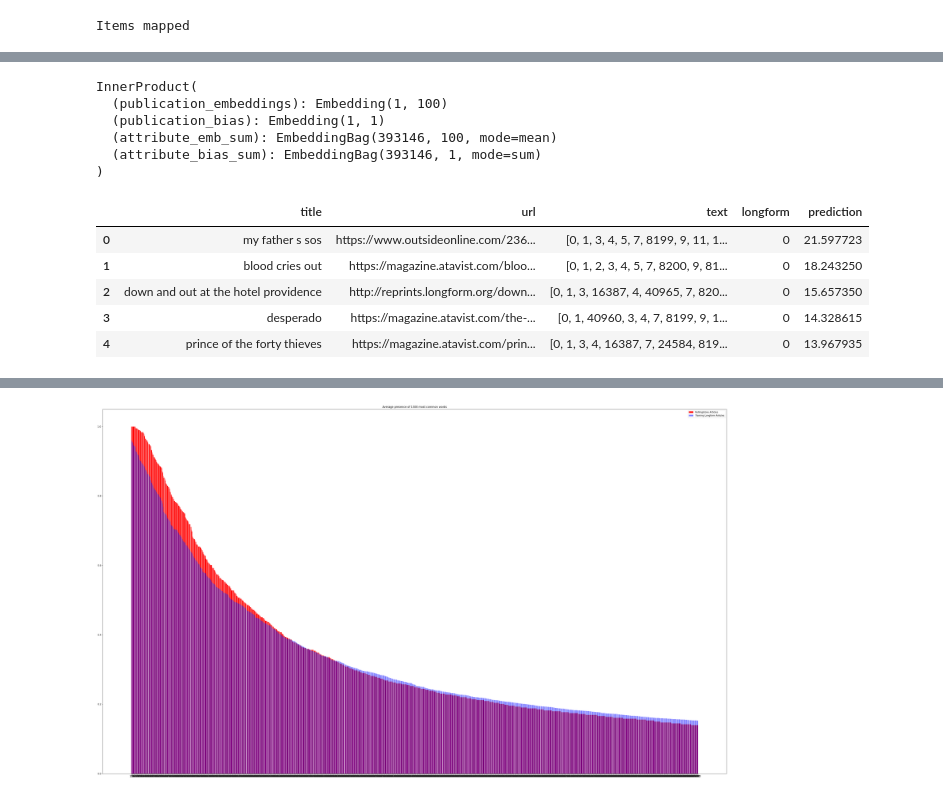
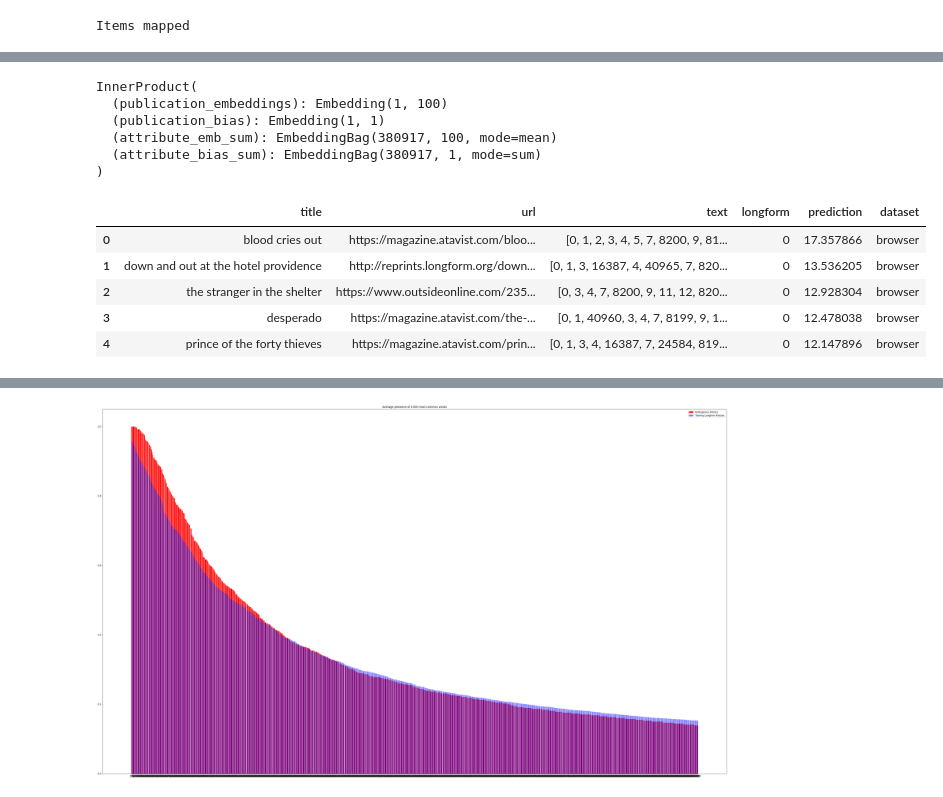
Before and after one commit to rohanbansal12/longform-classification, a Jupyter notebook: inner-product.ipynb, the cells around one changed output, grey strips where cells are left out. Saved outputs shown, nothing was run; the diff lists cells and outputs as text; code cells hidden in the pictures.

```diff
--- a/inner-product.ipynb
+++ b/inner-product.ipynb
@@ -67,23 +67,23 @@ class Articles(torch.utils.data.Dataset):
         return word_to_id, article_to_id
 
     def map_items(self, word_to_id, url_to_id):
-        words = []
-        articles = []
-        labels = []
         for idx, example in enumerate(self.examples):
             self.examples[idx]['text'] = [word_to_id.get(word, len(word_to_id)) for word in example['text']]
+            self.examples[idx]['text'] = [word for word in example['text'] if word != len(word_to_id)]
             self.examples[idx]['title'] = [word_to_id.get(word, len(word_to_id)) for word in example['title']]
-            self.examples[idx]['url'] = url_to_id.get(example['url'])
+            self.examples[idx]['title'] = [word for word in example['title'] if word != len(word_to_id)]
+            self.examples[idx]['url'] = url_to_id.get(example['url'], len(url_to_id))
 # %%
 #function to create dictionaries for words and urls for all datasets at once
-def create_merged_dictionaries(all_examples):
+def create_merged_dictionaries(text_examples, all_examples):
     counter = collections.Counter()
     url_counter = collections.Counter()
     urls = []
 
-    for example in all_examples:
+    for example in text_examples:
         counter.update(example['text'])
         counter.update(example['title'])
+    for example in all_examples:
         urls.append(example['url'])
 
     url_counter.update(urls)
@@ -103,8 +103,9 @@ print("Data Loaded")
 Data Loaded
 # %%
 #create dictionaries from all datasets
-examples = train_data.examples+test_data.examples+val_data.examples+adv_data.examples+browser_data.examples
-final_word_ids,final_url_ids= create_merged_dictionaries(examples)
+text_examples = train_data.examples+test_data.examples+val_data.examples+adv_data.examples
+all_examples =  train_data.examples+test_data.examples+val_data.examples+adv_data.examples+browser_data.examples
+final_word_ids,final_url_ids= create_merged_dictionaries(text_examples, all_examples)
 
 print("Dictionaries Created")
 # %% [output]
@@ -426,38 +431,39 @@ browser_labels = browser_labels.to(device)
 # %%
 #generate predictions on browser set and determine logits
 model.eval()
 browser_preds = model(browser_publications, browser_articles, browser_word_attributes, browser_attribute_offsets)
 browser_sorted_preds, locations = torch.sort(browser_preds, descending=True)
 browser_sort = pd.DataFrame(columns=['title', 'url', 'text','longform', 'prediction'])
 for i in range(0, 1000):
     example = browser_data[locations[i]]
     prediction = browser_sorted_preds[i].item()
     text = []
     for x in example['title']:
         text.append(next((word for word, numero in final_word_ids.items() if numero == x), "unk"))
         title = ""
     for word in text:
         title += word
         title += " "
     short_text = list(set(example['text']))
     url = next(link for link, numero in final_url_ids.items() if numero == example['url'])
     longform = example['longform']
     browser_sort.loc[i] = [title, url, short_text, longform, prediction]
-    browser_sort.to_csv("results/browser/top-1000.csv")
+browser_sort['dataset'] = "browser"
+browser_sort.to_csv("results/browser/top-1000.csv")
 browser_sort.head()
 # %% [output]
 InnerProduct(
   (publication_embeddings): Embedding(1, 100)
   (publication_bias): Embedding(1, 1)
-  (attribute_emb_sum): EmbeddingBag(393146, 100, mode=mean)
-  (attribute_bias_sum): EmbeddingBag(393146, 1, mode=sum)
+  (attribute_emb_sum): EmbeddingBag(380917, 100, mode=mean)
+  (attribute_bias_sum): EmbeddingBag(380917, 1, mode=sum)
 )
-|  | title | url | text | longform | prediction |
-| 0 | my father s sos | https://www.outsideonline.com/236... | [0, 1, 3, 4, 5, 7, 8199, 9, 11, 1... | 0 | 21.597723 |
-| 1 | blood cries out | https://magazine.atavist.com/bloo... | [0, 1, 2, 3, 4, 5, 7, 8200, 9, 81... | 0 | 18.243250 |
-| 2 | down and out at the hotel providence | http://reprints.longform.org/down... | [0, 1, 3, 16387, 4, 40965, 7, 820... | 0 | 15.657350 |
-| 3 | desperado | https://magazine.atavist.com/the-... | [0, 1, 40960, 3, 4, 7, 8199, 9, 1... | 0 | 14.328615 |
-| 4 | prince of the forty thieves | https://magazine.atavist.com/prin... | [0, 1, 3, 4, 16387, 7, 24584, 819... | 0 | 13.967935 |
+|  | title | url | text | longform | prediction | dataset |
+| 0 | blood cries out | https://magazine.atavist.com/bloo... | [0, 1, 2, 3, 4, 5, 7, 8200, 9, 81... | 0 | 17.357866 | browser |
+| 1 | down and out at the hotel providence | http://reprints.longform.org/down... | [0, 1, 3, 16387, 4, 40965, 7, 820... | 0 | 13.536205 | browser |
+| 2 | the stranger in the shelter | https://www.outsideonline.com/235... | [0, 3, 4, 7, 8200, 9, 11, 12, 820... | 0 | 12.928304 | browser |
+| 3 | desperado | https://magazine.atavist.com/the-... | [0, 1, 40960, 3, 4, 7, 8199, 9, 1... | 0 | 12.478038 | browser |
+| 4 | prince of the forty thieves | https://magazine.atavist.com/prin... | [0, 1, 3, 4, 16387, 7, 24584, 819... | 0 | 12.147896 | browser |
 # %%
 #combine browser and adversarial predictions for overall adversarial data(longform=0 throughout)
 total_adv = pd.concat([browser_sort, adv_sort], ignore_index=True)
```
Also changed, not shown: parts of 14 cells of this notebook.
